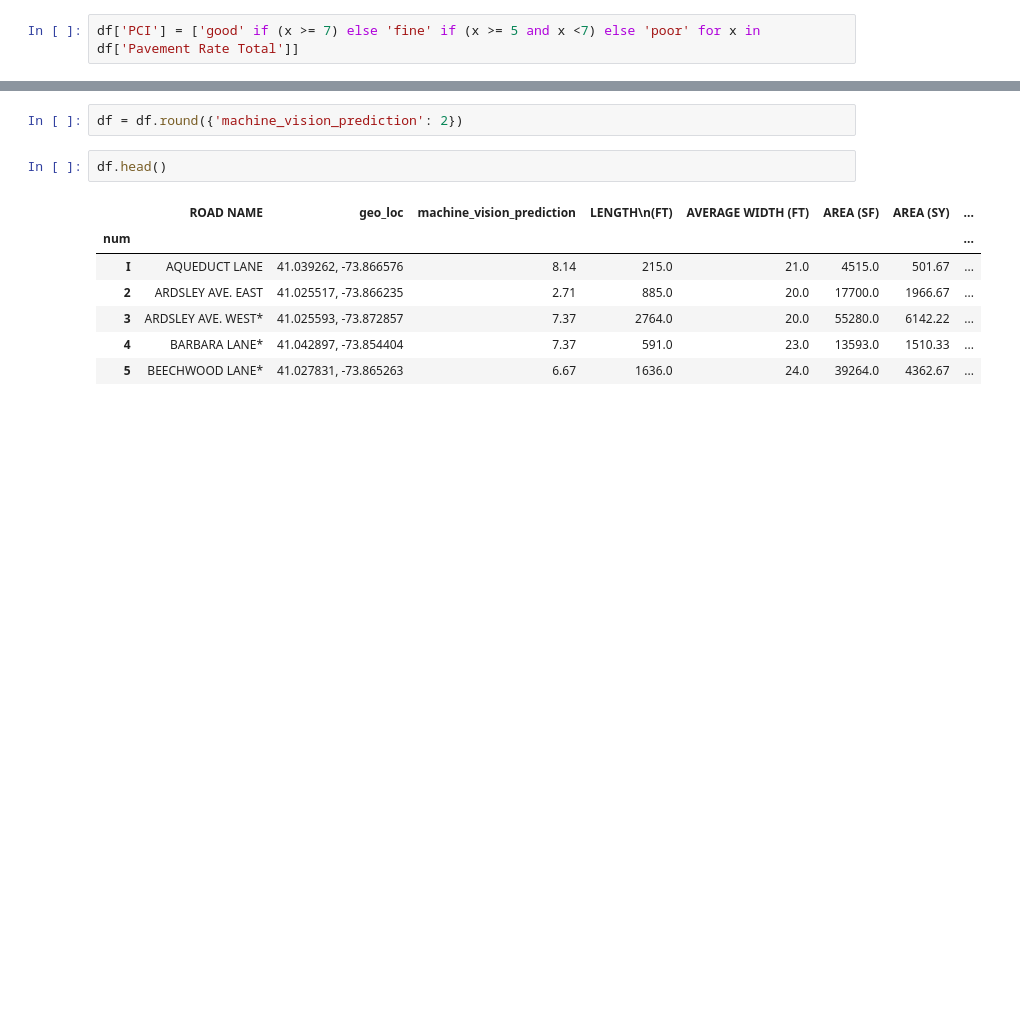
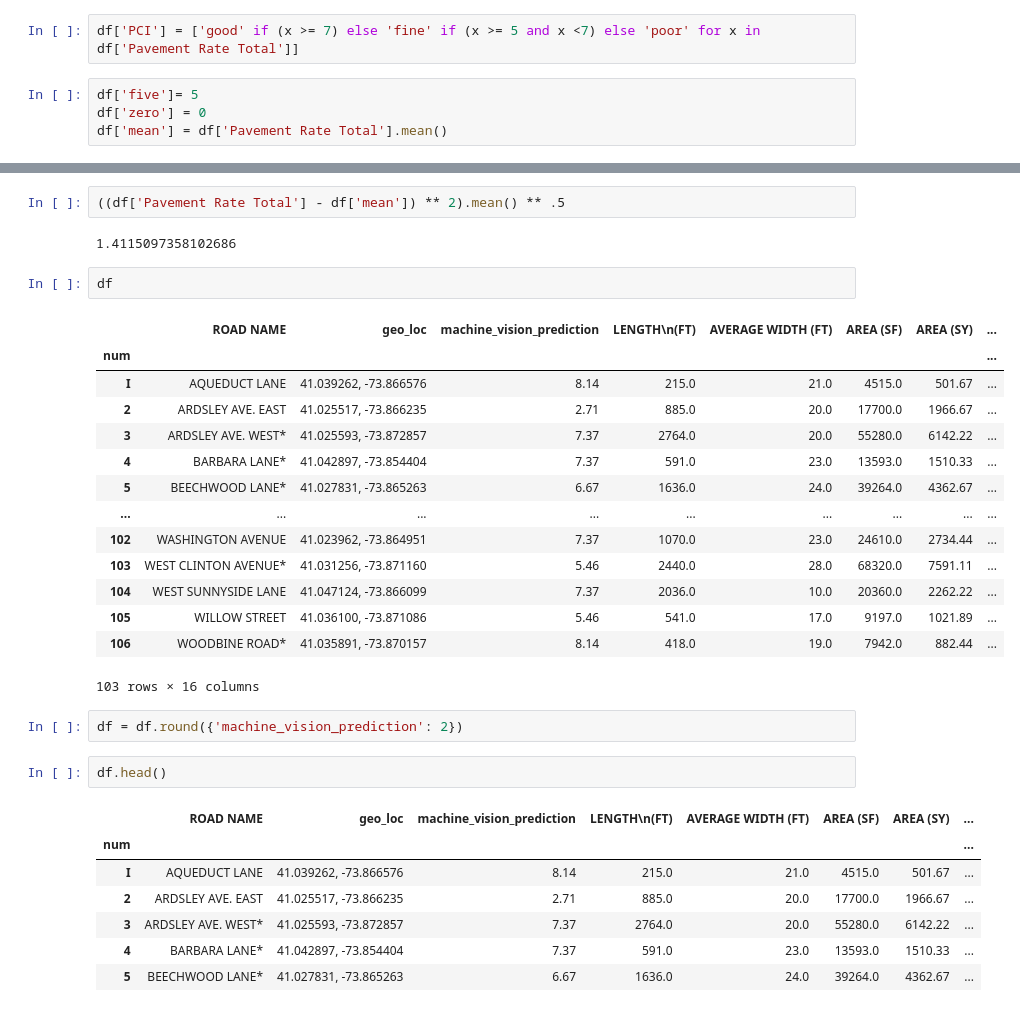
Before and after one commit to mounesi/pa, a Jupyter notebook: dash/dash demo.ipynb, the cells around one changed output, grey strips where cells are left out. Cells and saved outputs as stored; diff of their text form; blank space fills up the shorter version.

```diff
--- a/dash/dash demo.ipynb
+++ b/dash/dash demo.ipynb
@@ -14,2 +83,6 @@ df.head()
 # %%
 df['PCI'] = ['good' if (x >= 7) else 'fine' if (x >= 5 and x <7) else 'poor' for x in df['Pavement Rate Total']]
+# %%
+df['five']= 5
+df['zero'] = 0
+df['mean'] = df['Pavement Rate Total'].mean()
@@ -16,3 +99,24 @@ df['PCI'] = ['good' if (x >= 7) else 'fine' if (x >= 5 and x <7) else 'poor' for
+# %%
+((df['Pavement Rate Total'] - df['mean']) ** 2).mean() ** .5
+# %% [output]
+1.4115097358102686
+# %%
+df
+# %% [output]
+|  | ROAD NAME | geo_loc | machine_vision_prediction | LENGTH\n(FT) | AVERAGE WIDTH (FT) | AREA (SF) | AREA (SY) | ... |
+| num |  |  |  |  |  |  |  | ... |
+| I | AQUEDUCT LANE | 41.039262, -73.866576 | 8.14 | 215.0 | 21.0 | 4515.0 | 501.67 | ... |
+| 2 | ARDSLEY AVE. EAST | 41.025517, -73.866235 | 2.71 | 885.0 | 20.0 | 17700.0 | 1966.67 | ... |
+| 3 | ARDSLEY AVE. WEST* | 41.025593, -73.872857 | 7.37 | 2764.0 | 20.0 | 55280.0 | 6142.22 | ... |
+| 4 | BARBARA LANE* | 41.042897, -73.854404 | 7.37 | 591.0 | 23.0 | 13593.0 | 1510.33 | ... |
+| 5 | BEECHWOOD LANE* | 41.027831, -73.865263 | 6.67 | 1636.0 | 24.0 | 39264.0 | 4362.67 | ... |
+| ... | ... | ... | ... | ... | ... | ... | ... | ... |
+| 102 | WASHINGTON AVENUE | 41.023962, -73.864951 | 7.37 | 1070.0 | 23.0 | 24610.0 | 2734.44 | ... |
+| 103 | WEST CLINTON AVENUE* | 41.031256, -73.871160 | 5.46 | 2440.0 | 28.0 | 68320.0 | 7591.11 | ... |
+| 104 | WEST SUNNYSIDE LANE | 41.047124, -73.866099 | 7.37 | 2036.0 | 10.0 | 20360.0 | 2262.22 | ... |
+| 105 | WILLOW STREET | 41.036100, -73.871086 | 5.46 | 541.0 | 17.0 | 9197.0 | 1021.89 | ... |
+| 106 | WOODBINE ROAD* | 41.035891, -73.870157 | 8.14 | 418.0 | 19.0 | 7942.0 | 882.44 | ... |
+103 rows × 16 columns
 # %%
 df = df.round({'machine_vision_prediction': 2})
 # %%
```
Also changed, not shown: parts of 8 cells of this notebook, 14 other files.
